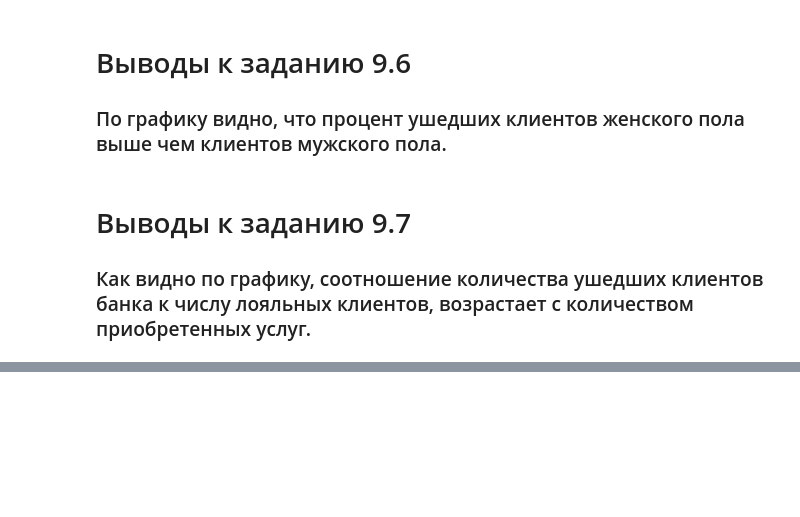
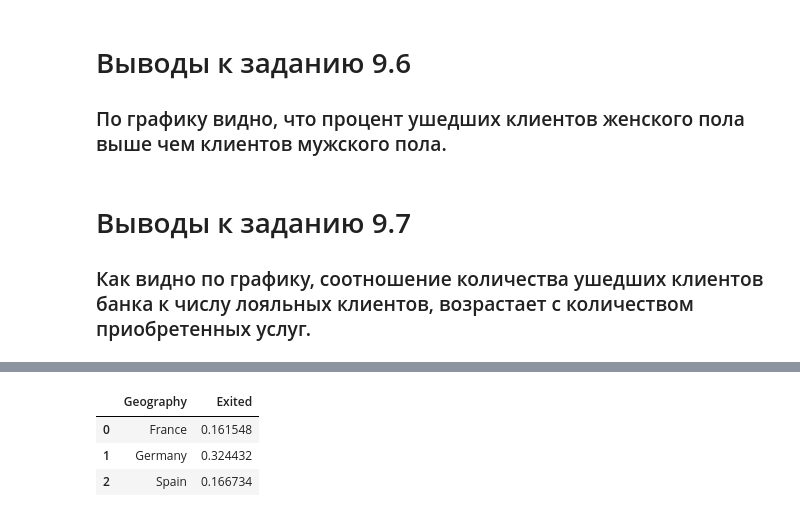
Before and after one commit to Kagemushe/sf_data_science, a Jupyter notebook: churn_py.ipynb, the cells around one changed output, grey strips where cells are left out. Saved outputs shown, nothing was run; the diff lists cells and outputs as text; code cells hidden in the pictures; blank space fills up the shorter version.

```diff
--- a/churn_py.ipynb
+++ b/churn_py.ipynb
@@ -168,0 +190,24 @@ fig.show()
+# %%
+# Задание 9.9
+sort_data = churn_data.sort_values(by='Exited')
+#exited_data = churn_data[churn_data['Exited'] == 1]
+choropleth_data = sort_data.groupby(by='Geography', as_index=False)[['Exited']].mean()
+
+fig = px.choropleth(
+    data_frame=choropleth_data,
+    locations='Geography',
+    locationmode='country names',
+    color='Exited',
+    range_color=[0, 1],
+    width=800,
+    height=500,
+    color_continuous_scale='Reds'
+
+)
+fig.update_layout(title='Доля ушедших клиентов по странам')
+fig.show()
+# %% [output]
+|  | Geography | Exited |
+| 0 | France | 0.161548 |
+| 1 | Germany | 0.324432 |
+| 2 | Spain | 0.166734 |
```
Also changed, not shown: parts of 5 cells of this notebook.
